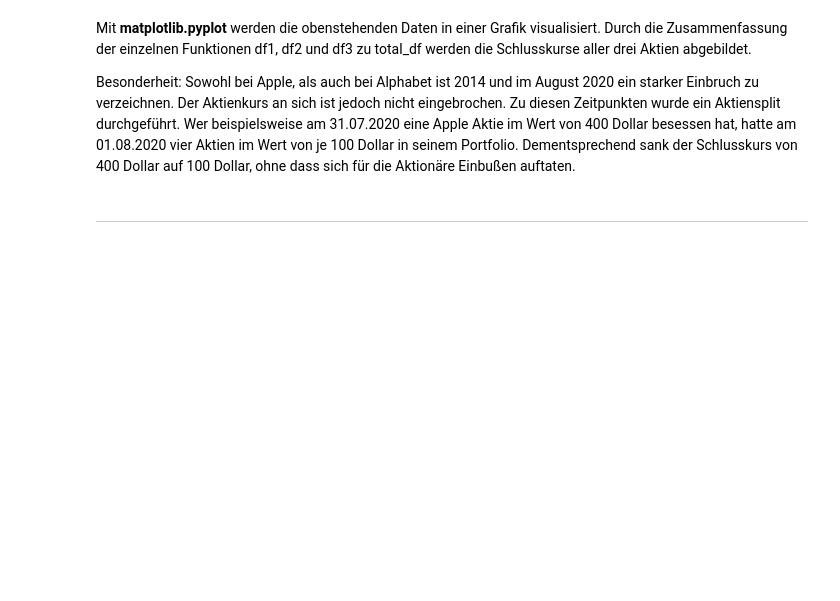
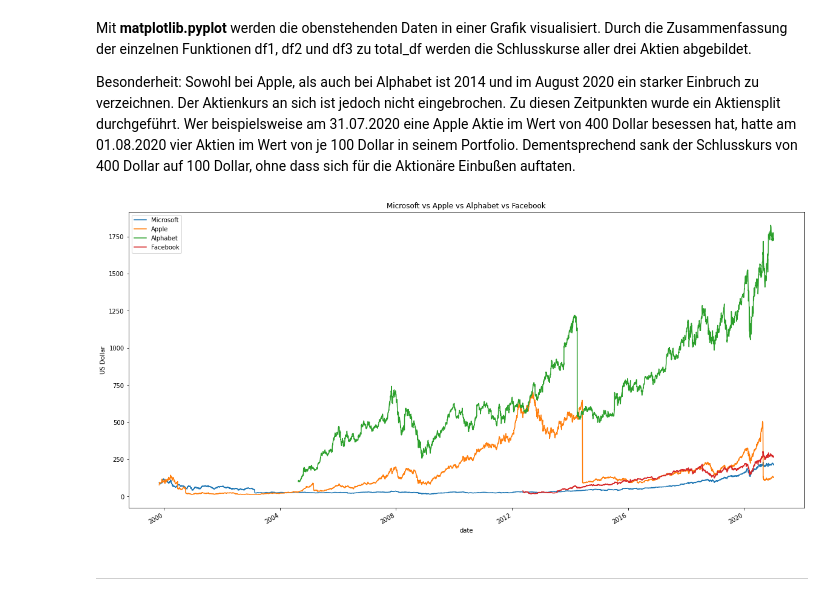
Before and after one commit to Chrstphr1995/BDA_Project, a Jupyter notebook: Stock_Prices.ipynb, the cells around one changed output. Drawn from its saved outputs; the diff is of its cells as text; code cells hidden in the pictures; blank space fills up the shorter version.

```diff
--- a/Stock_Prices.ipynb
+++ b/Stock_Prices.ipynb
@@ -124,0 +225,7 @@ date
+# %%
+# Für uns ist in dieser Story nur der Schlusskurs von Bedeutung
+# Die restlichen Spalten der Tabelle können mit dem Zusatz "[4. close]" entfernt werden
+# Aktie: Apple
+
+dfAAPL = data_ta['4. close']
+print(dfAAPL)
@@ -124,0 +252,7 @@ date
+# %%
+# Für uns ist in dieser Story nur der Schlusskurs von Bedeutung
+# Die restlichen Spalten der Tabelle können mit dem Zusatz "[4. close]" entfernt werden
+# Aktie: Alphabet
+
+dfGOOGL = data_te['4. close']
+print(dfGOOGL)
@@ -124,0 +279,7 @@ date
+# %%
+# Für uns ist in dieser Story nur der Schlusskurs von Bedeutung
+# Die restlichen Spalten der Tabelle können mit dem Zusatz "[4. close]" entfernt werden
+# Aktie: Facebook
+
+dfFB = data_tf['4. close']
+print(dfFB)
@@ -124,0 +310,5 @@ date
+# %%
+# Nachdem wir die Daten erhoben und vereinfacht haben, werden die Spalten in einer Tabelle zusammengefasst
+# Dafür wird eine neue Funktion "total_df1" erstellt.
+
+total_df1 = pd.concat([dfMSFT, dfAAPL, dfGOOGL, dfFB], axis=1)
@@ -133,14 +394,16 @@ Besonderheit: Sowohl bei Apple, als auch bei Alphabet ist 2014 und im August 202
 # %%
 import matplotlib.pyplot as plt
 from pylab import rcParams
 
 total_df1.plot()
-plt.title("Microsoft vs Apple vs Alphabet")
+plt.title("Microsoft vs Apple vs Alphabet vs Facebook")
 plt.xlabel("date")
 plt.ylabel("US Dollar")
-plt.legend(["Microsoft", "Apple", "Alphabet"])
+plt.legend(["Microsoft", "Apple", "Alphabet", "Facebook"])
 rcParams['figure.figsize'] = 20, 10
 plt.show()
+# %% [output]
+[figure, added]
 # %% [markdown]
 
 
```
Also changed, not shown: parts of 112 cells of this notebook.
